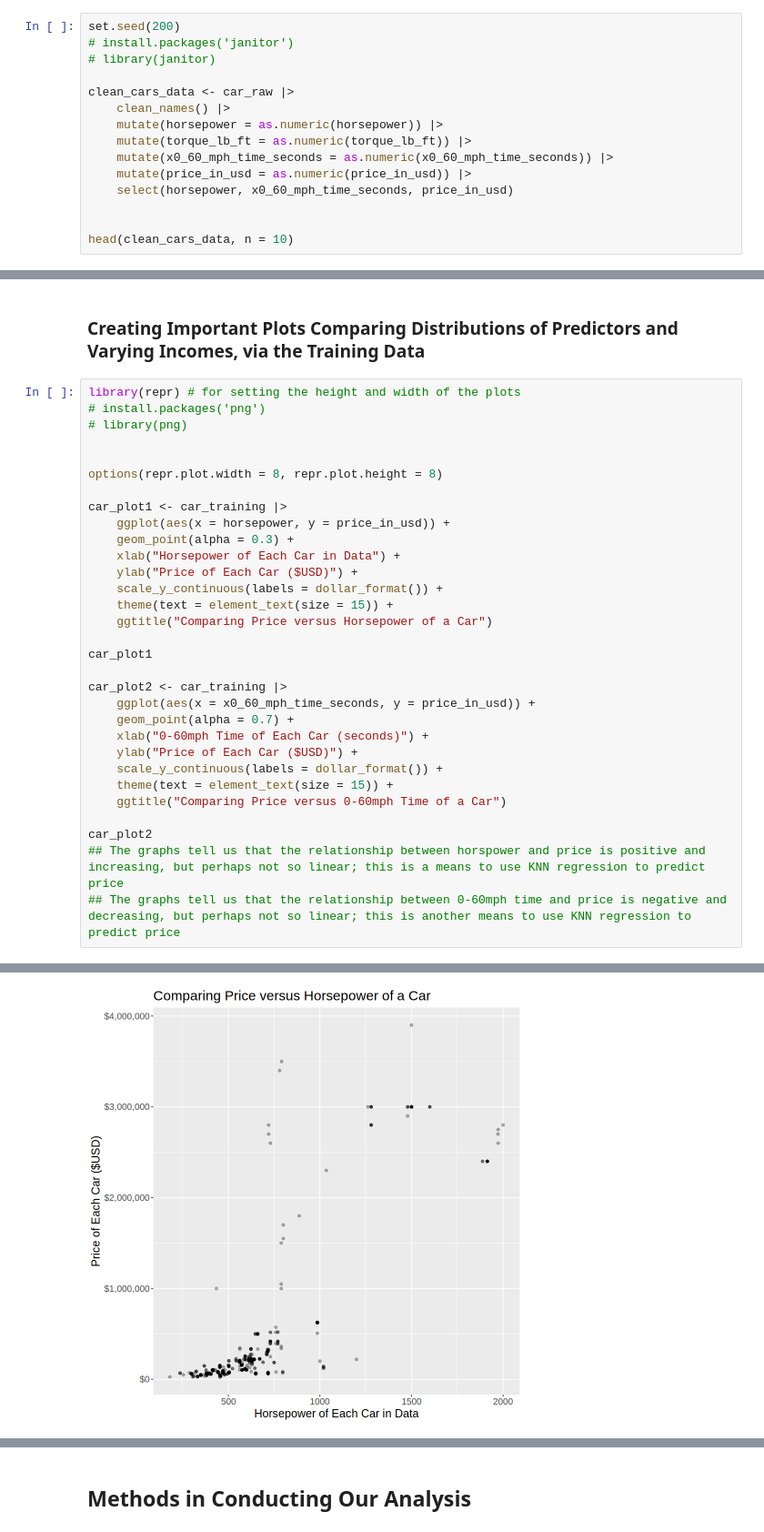
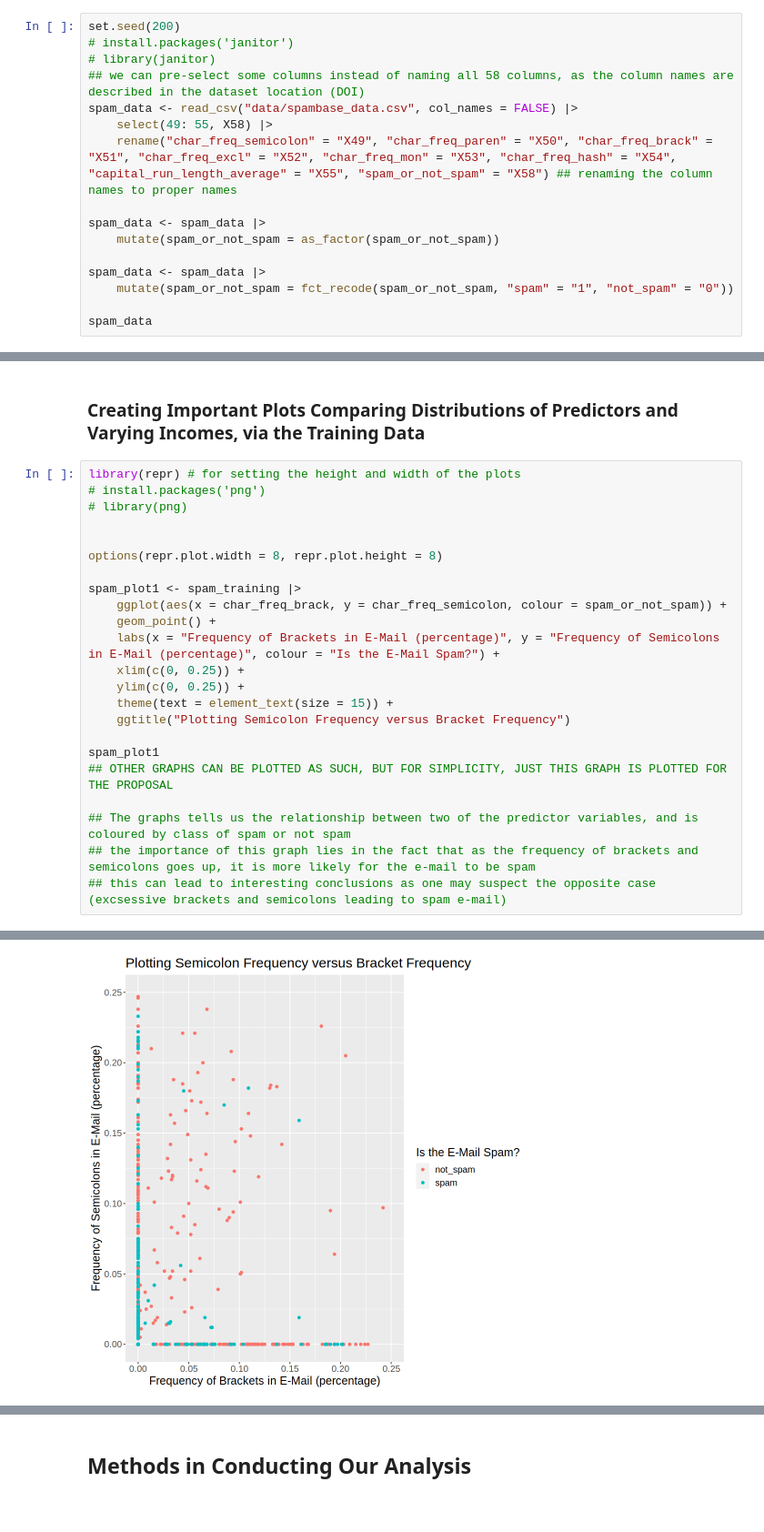
Before and after one commit to aadikanwar/DSCI100_group_project, a Jupyter notebook: group_project_proposal.ipynb, the cells around one changed output, grey strips where cells are left out. Shown at 91% size. Drawn from its saved outputs; the diff is of its cells as text.

Commit message:
new data againnn

```diff
--- a/group_project_proposal.ipynb
+++ b/group_project_proposal.ipynb
@@ -52,15 +49,16 @@ A spec_tbl_df: 1007 × 8
 set.seed(200)
 # install.packages('janitor')
 # library(janitor)
+## we can pre-select some columns instead of naming all 58 columns, as the column names are described in the dataset location (DOI)
+spam_data <- read_csv("data/spambase_data.csv", col_names = FALSE) |>
+    select(49: 55, X58) |>
+    rename("char_freq_semicolon" = "X49", "char_freq_paren" = "X50", "char_freq_brack" = "X51", "char_freq_excl" = "X52", "char_freq_mon" = "X53", "char_freq_hash" = "X54", "capital_run_length_average" = "X55", "spam_or_not_spam" = "X58") ## renaming the column names to proper names
 
-clean_cars_data <- car_raw |>
-    clean_names() |>
-    mutate(horsepower = as.numeric(horsepower)) |>
-    mutate(torque_lb_ft = as.numeric(torque_lb_ft)) |>
-    mutate(x0_60_mph_time_seconds = as.numeric(x0_60_mph_time_seconds)) |>
-    mutate(price_in_usd = as.numeric(price_in_usd)) |>
-    select(horsepower, x0_60_mph_time_seconds, price_in_usd)
+spam_data <- spam_data |>
+    mutate(spam_or_not_spam = as_factor(spam_or_not_spam))
 
+spam_data <- spam_data |>
+    mutate(spam_or_not_spam = fct_recode(spam_or_not_spam, "spam" = "1", "not_spam" = "0"))
 
-head(clean_cars_data, n = 10)
+spam_data
 # %% [output]
@@ -148,28 +163,20 @@ library(repr) # for setting the height and width of the plots
 
 options(repr.plot.width = 8, repr.plot.height = 8)
 
-car_plot1 <- car_training |>
-    ggplot(aes(x = horsepower, y = price_in_usd)) +
-    geom_point(alpha = 0.3) +
-    xlab("Horsepower of Each Car in Data") +
-    ylab("Price of Each Car ($USD)") +
-    scale_y_continuous(labels = dollar_format()) +
+spam_plot1 <- spam_training |>
+    ggplot(aes(x = char_freq_brack, y = char_freq_semicolon, colour = spam_or_not_spam)) +
+    geom_point() +
+    labs(x = "Frequency of Brackets in E-Mail (percentage)", y = "Frequency of Semicolons in E-Mail (percentage)", colour = "Is the E-Mail Spam?") +
+    xlim(c(0, 0.25)) +
+    ylim(c(0, 0.25)) +
     theme(text = element_text(size = 15)) +
-    ggtitle("Comparing Price versus Horsepower of a Car")
+    ggtitle("Plotting Semicolon Frequency versus Bracket Frequency")
 
-car_plot1
+spam_plot1
+## OTHER GRAPHS CAN BE PLOTTED AS SUCH, BUT FOR SIMPLICITY, JUST THIS GRAPH IS PLOTTED FOR THE PROPOSAL
 
-car_plot2 <- car_training |>
-    ggplot(aes(x = x0_60_mph_time_seconds, y = price_in_usd)) +
-    geom_point(alpha = 0.7) +
-    xlab("0-60mph Time of Each Car (seconds)") +
-    ylab("Price of Each Car ($USD)") +
-    scale_y_continuous(labels = dollar_format()) +
-    theme(text = element_text(size = 15)) +
-    ggtitle("Comparing Price versus 0-60mph Time of a Car")
-
-car_plot2
-## The graphs tell us that the relationship between horspower and price is positive and increasing, but perhaps not so linear; this is a means to use KNN regression to predict price
-## The graphs tell us that the relationship between 0-60mph time and price is negative and decreasing, but perhaps not so linear; this is another means to use KNN regression to predict price
+## The graphs tells us the relationship between two of the predictor variables, and is coloured by class of spam or not spam
+## the importance of this graph lies in the fact that as the frequency of brackets and semicolons goes up, it is more likely for the e-mail to be spam
+## this can lead to interesting conclusions as one may suspect the opposite case (excsessive brackets and semicolons leading to spam e-mail)
 # %% [output]
 Warning message:
@@ -177 +184 @@ Warning message:
-[figure, old version]
+[figure, new version]
```
Also changed, not shown: parts of 9 cells of this notebook.
